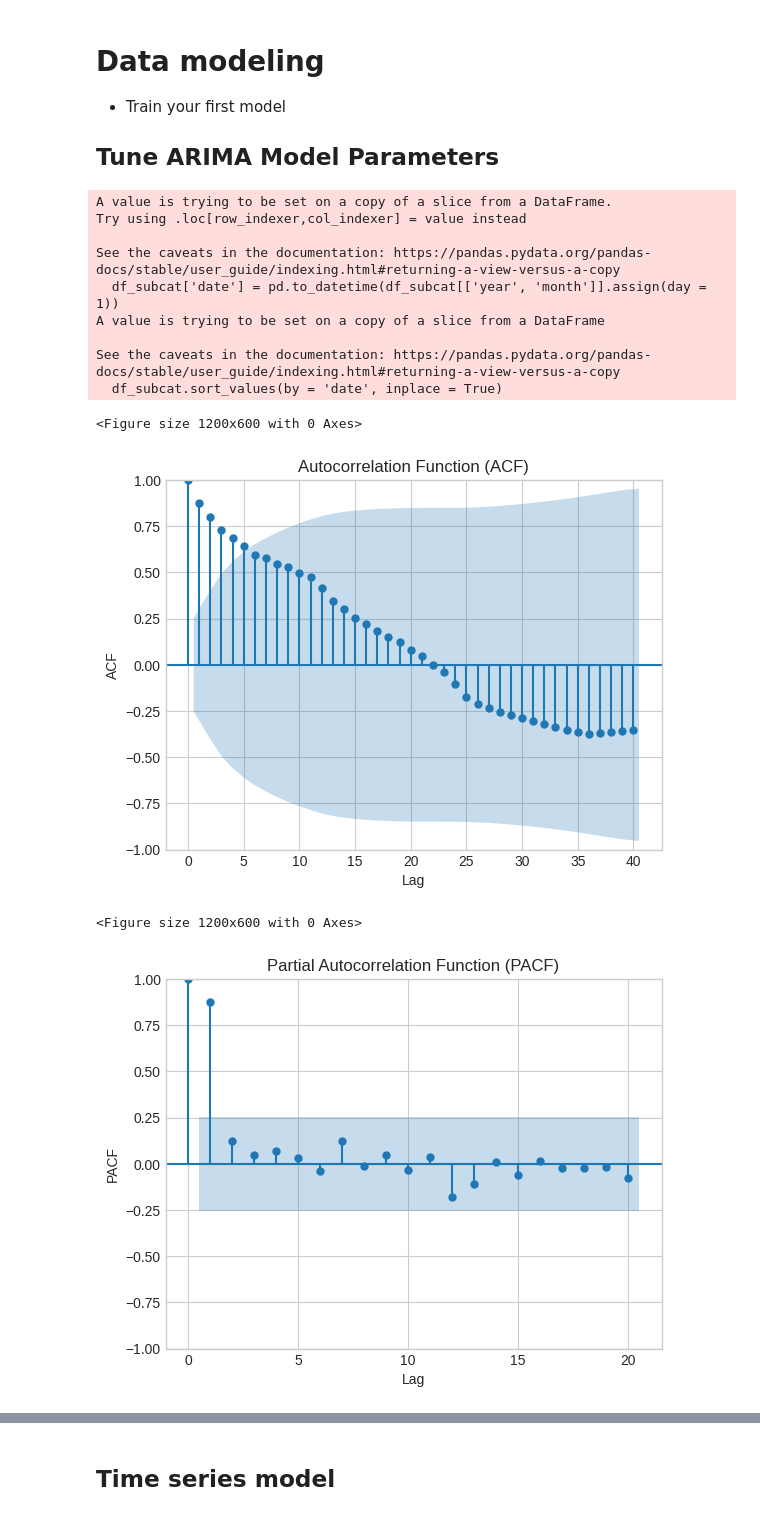
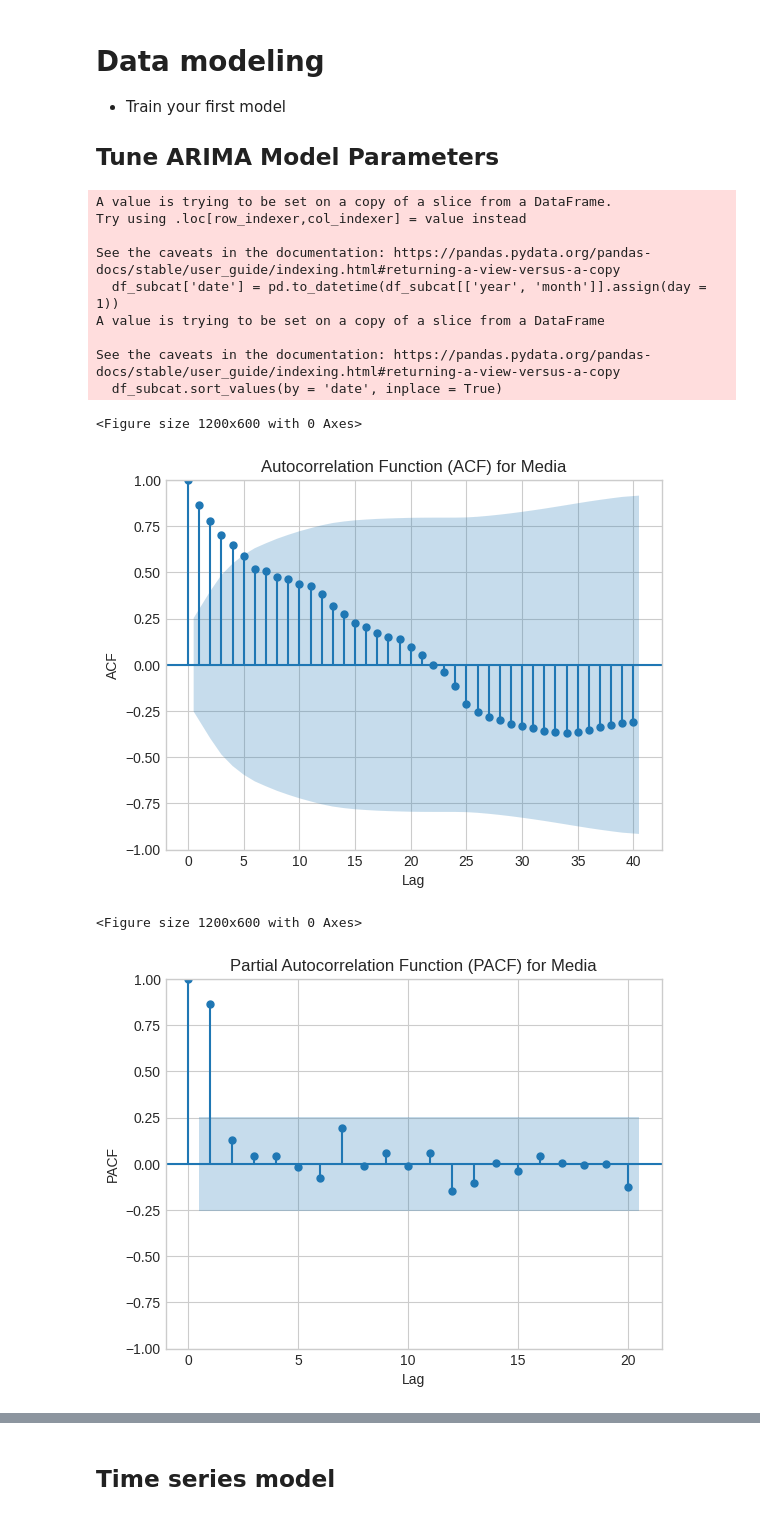
Before and after one commit to clairelin20523/dsc232r-amazon-predictive-modeling, a Jupyter notebook: milestone4.ipynb, the cells around one changed output, grey strips where cells are left out. Drawn from its saved outputs; the diff is of its cells as text; code cells hidden in the pictures.

```diff
--- a/milestone4.ipynb
+++ b/milestone4.ipynb
@@ -624,7 +619,7 @@ plt = seasonal_decomp(train_df)
 ## Tune ARIMA Model Parameters
 # %%
 ##################### SET SUBCATEGORY ###########################
-subcategory = 'Electronics'
+subcategory = 'Media'
 # %%
 df_subcat = df_pd[df_pd['subcategory'] == subcategory]
 df_subcat['date'] = pd.to_datetime(df_subcat[['year', 'month']].assign(day = 1))
@@ -632,45 +627,46 @@ df_subcat.sort_values(by = 'date', inplace = True)
 
 series = df_subcat.set_index('date')['count']
 
+# ACF plot
 plt.figure(figsize = (12, 6))
 plot_acf(series, lags = 40, alpha = 0.05)
 plt.xlabel('Lag')
 plt.ylabel('ACF')
-plt.title('Autocorrelation Function (ACF)')
+plt.title('Autocorrelation Function (ACF) for %s' %subcategory)
 plt.grid(True)
 plt.show()
 
 # PACF plot
 plt.figure(figsize = (12, 6))
 plot_pacf(series, lags = 20, alpha = 0.05)
 plt.xlabel('Lag')
 plt.ylabel('PACF')
-plt.title('Partial Autocorrelation Function (PACF)')
+plt.title('Partial Autocorrelation Function (PACF) for %s' %subcategory)
 plt.grid(True)
 plt.show()
 
 # Extract the time series data
 series = df_subcat['count']
 
 # Fit ARIMA model p,d,q
 model = ARIMA(series, order=(1, 1, 5))
 model_fit = model.fit()
 
 # 2015 Predictions
 forecast_steps = 8
 forecast = model_fit.forecast(steps = forecast_steps)
 print("Forecast:", forecast)
 # %% [output]
 A value is trying to be set on a copy of a slice from a DataFrame.
 Try using .loc[row_indexer,col_indexer] = value instead
 
 See the caveats in the documentation: https://pandas.pydata.org/pandas-docs/stable/user_guide/indexing.html#returning-a-view-versus-a-copy
   df_subcat['date'] = pd.to_datetime(df_subcat[['year', 'month']].assign(day = 1))
 A value is trying to be set on a copy of a slice from a DataFrame
 
 See the caveats in the documentation: https://pandas.pydata.org/pandas-docs/stable/user_guide/indexing.html#returning-a-view-versus-a-copy
   df_subcat.sort_values(by = 'date', inplace = True)
 <Figure size 1200x600 with 0 Axes>
-[figure, old version]
+[figure, new version]
 <Figure size 1200x600 with 0 Axes>
-[figure, old version]
+[figure, new version]
```
Also changed, not shown: parts of 25 cells of this notebook.
